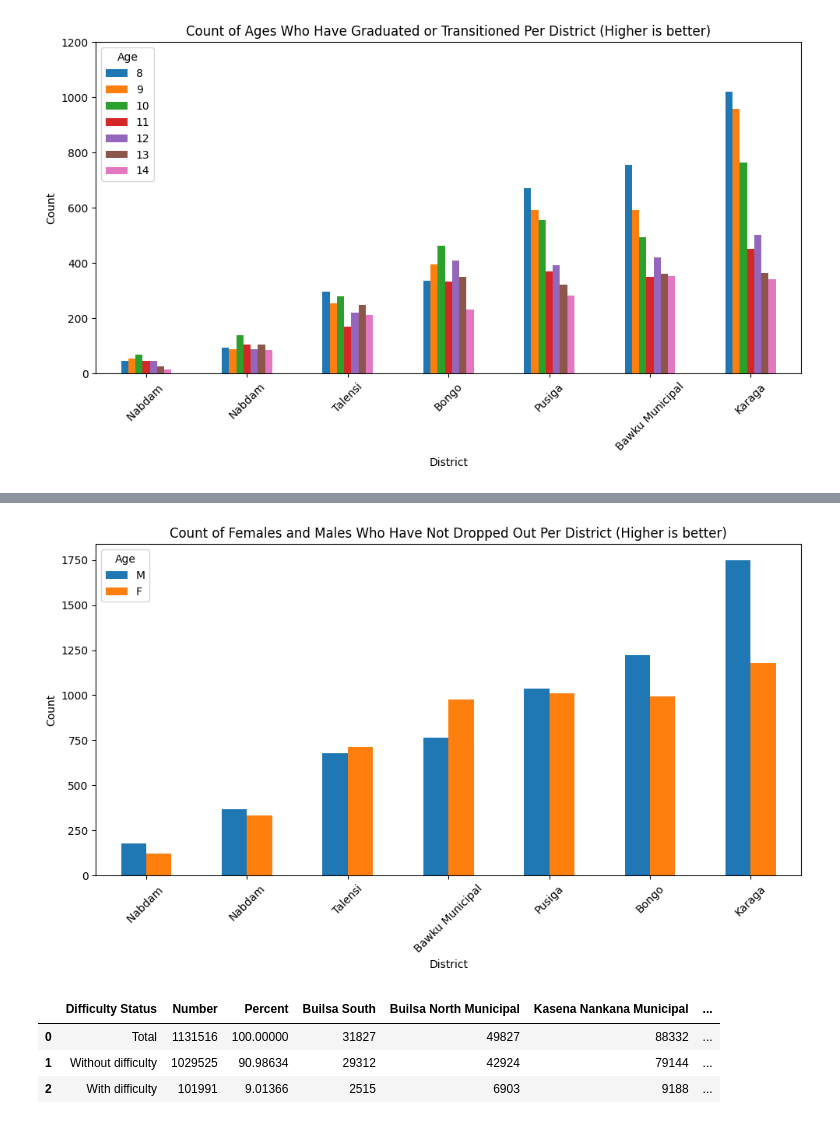
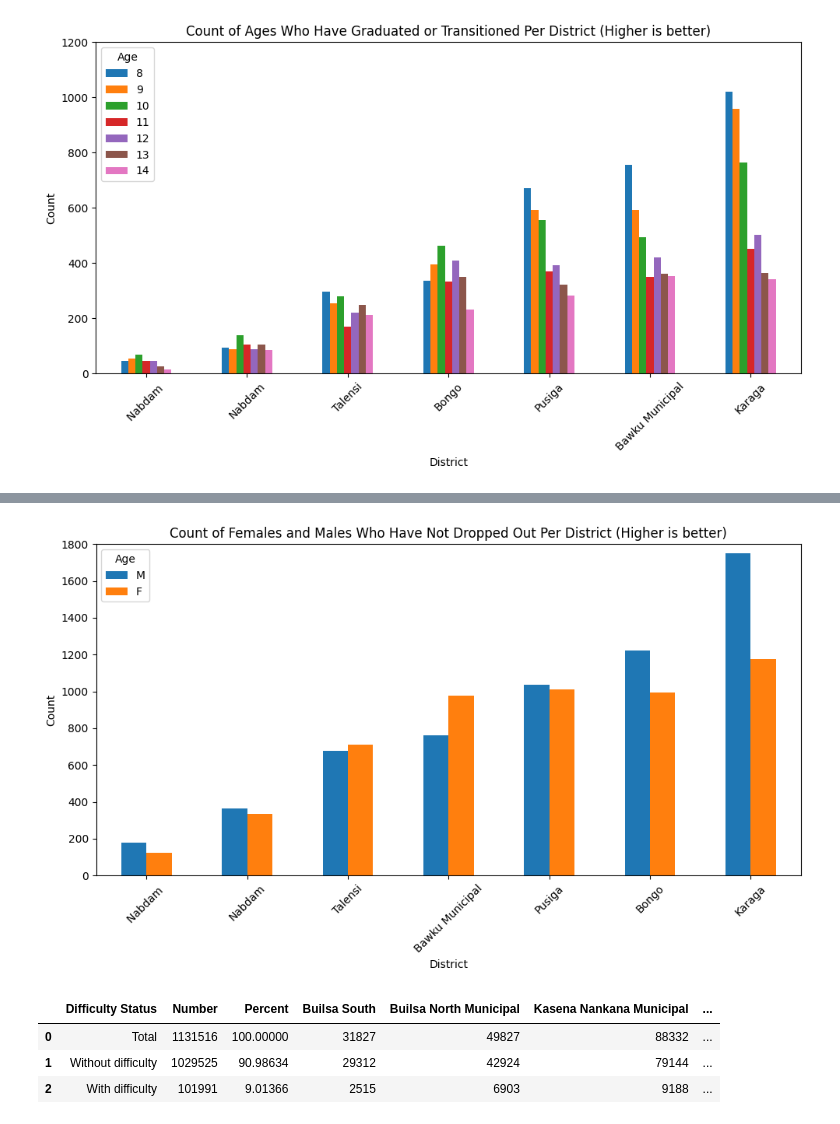
Before and after one commit to dfglondon24/Team-5, a Jupyter notebook: Bobby.ipynb, the cells around one changed output, grey strips where cells are left out. Saved outputs shown, nothing was run; the diff lists cells and outputs as text; code cells hidden in the pictures.

```diff
--- a/Bobby.ipynb
+++ b/Bobby.ipynb
@@ -376,27 +377,28 @@ plt.show()
 # %%
 df_2 = df_combined_graduation.query('DROPOUT=="NO"')
 df_2 = df_2[df_2['SEX'].isin(['M', 'F'])]
 grouped_data = df_2.groupby(['DISTRICT', 'SEX']).size().unstack()
 fig, ax = plt.subplots(figsize=(10, 6))
 grouped_data['Total'] = grouped_data.sum(axis=1)
 grouped_data = grouped_data.sort_values(by='Total', ascending=True).drop(columns='Total')
 
 # Creating the grouped bar plot
 grouped_data.plot(kind='bar', ax=ax)
 
 # Setting labels and title
 ax.set_xlabel('District')
 ax.set_ylabel('Count')
 ax.set_title('Count of Females and Males Who Have Not Dropped Out Per District (Higher is better)')
 ax.legend(title='Age', labels=['M','F' ])
+ax.set_ylim([0, 1800])
 
 # Rotating x-axis labels for better readability
 plt.xticks(rotation=45)
 plt.tight_layout()
 
 plt.show()
 # %% [output]
-[figure, old version]
+[figure, new version]
 # %%
 data_2 = pd.read_excel('difficulty_data.xlsx', header = 1)
 data_2
```
Also changed, not shown: parts of 1 cell of this notebook.
